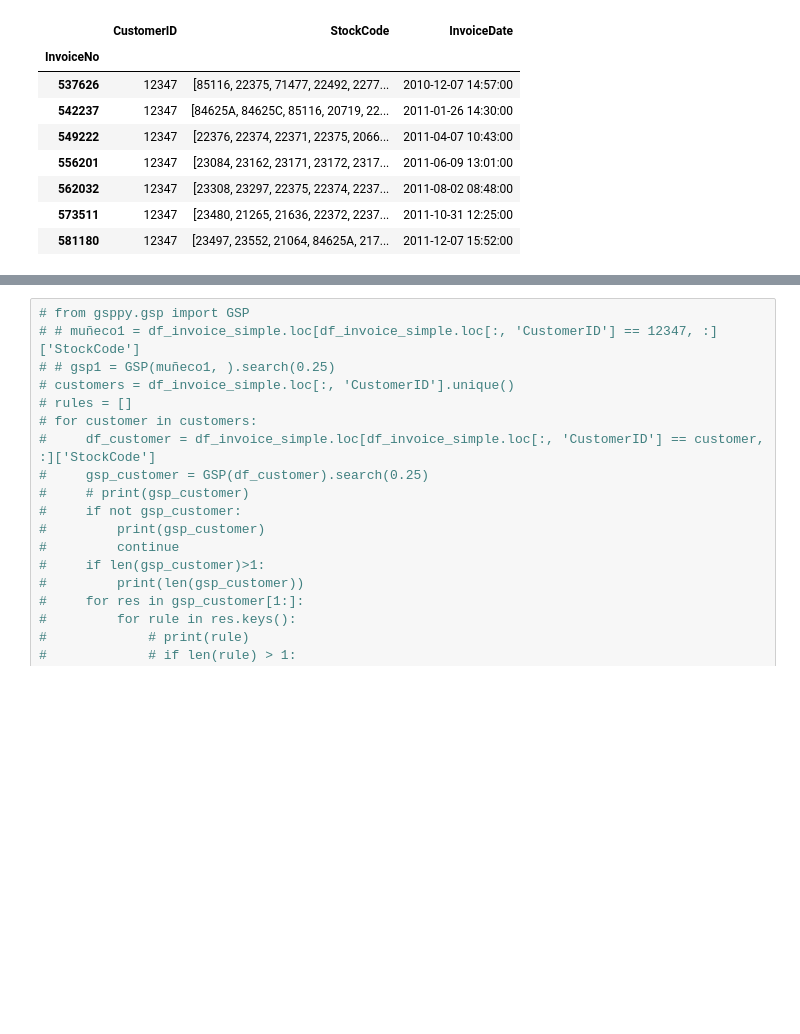
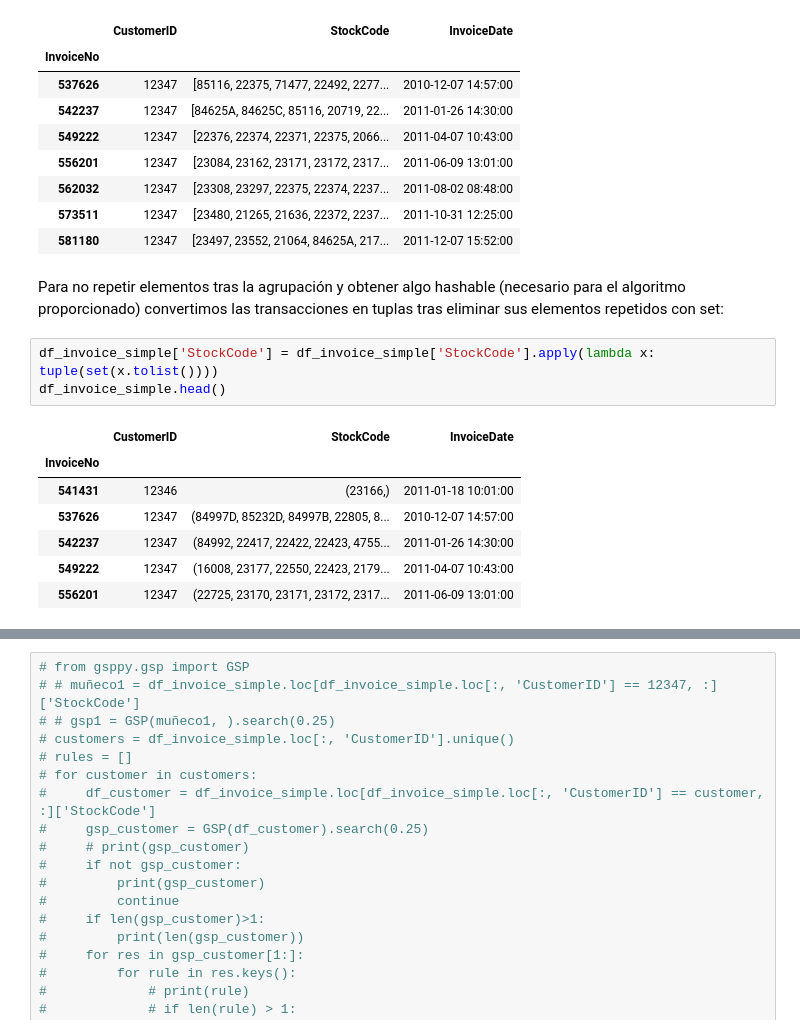
Before and after one commit to Alf-caput/LAB02_ReglasYPatronesSecuenciales, a Jupyter notebook: notebook.ipynb, the cells around one changed output, grey strips where cells are left out. Drawn from its saved outputs; the diff is of its cells as text; blank space fills up the shorter version.

```diff
--- a/notebook.ipynb
+++ b/notebook.ipynb
@@ -229,6 +229,19 @@ df_invoice_simple.loc[df_invoice_simple.loc[:, 'CustomerID'] == 12347, :]
 | 562032 | 12347 | [23308, 23297, 22375, 22374, 2237... | 2011-08-02 08:48:00 |
 | 573511 | 12347 | [23480, 21265, 21636, 22372, 2237... | 2011-10-31 12:25:00 |
 | 581180 | 12347 | [23497, 23552, 21064, 84625A, 217... | 2011-12-07 15:52:00 |
+# %% [markdown]
+Para no repetir elementos tras la agrupación y obtener algo hashable (necesario para el algoritmo proporcionado) convertimos las transacciones en tuplas tras eliminar sus elementos repetidos con set:
+# %%
+df_invoice_simple['StockCode'] = df_invoice_simple['StockCode'].apply(lambda x: tuple(set(x.tolist())))
+df_invoice_simple.head()
+# %% [output]
+|  | CustomerID | StockCode | InvoiceDate |
+| InvoiceNo |  |  |  |
+| 541431 | 12346 | (23166,) | 2011-01-18 10:01:00 |
+| 537626 | 12347 | (84997D, 85232D, 84997B, 22805, 8... | 2010-12-07 14:57:00 |
+| 542237 | 12347 | (84992, 22417, 22422, 22423, 4755... | 2011-01-26 14:30:00 |
+| 549222 | 12347 | (16008, 23177, 22550, 22423, 2179... | 2011-04-07 10:43:00 |
+| 556201 | 12347 | (22725, 23170, 23171, 23172, 2317... | 2011-06-09 13:01:00 |
 # %%
 from gsppy.gsp import GSP
 transactions = [
```
Also changed, not shown: parts of 10 cells of this notebook.
